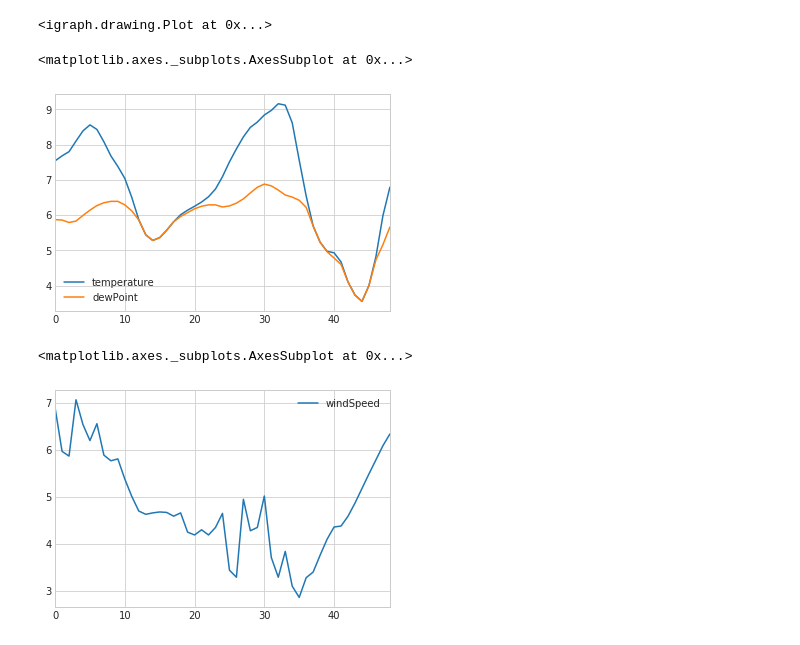
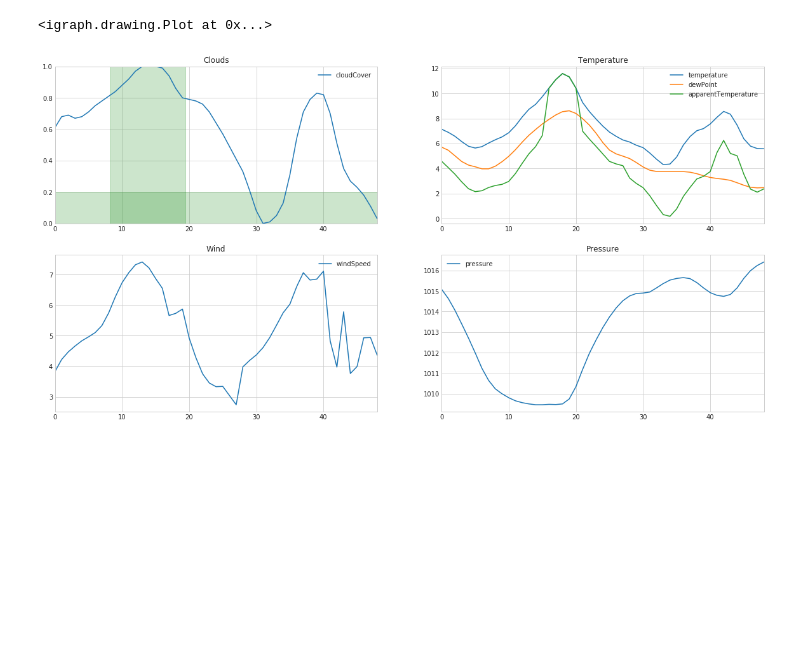
Before and after one commit to pozar87/apts, a Jupyter notebook: Test.ipynb, the cells around one changed output. Drawn from its saved outputs; the diff is of its cells as text; code cells hidden in the pictures; blank space fills up the shorter version.

```diff
--- a/Test.ipynb
+++ b/Test.ipynb
@@ -35,13 +35,8 @@ e.plot_connection_garph()
 # %% [output]
 <igraph.drawing.Plot at 0x...>
 # %%
-zelkow = Place(lat=50.1637973,lon=19.7855169)
-zelkow.weather.data[["temperature","dewPoint"]].plot()
+z = Place(lat=50.1637973,lon=19.7855169)
+o = Observation(z,e)
+o.plot_weather()
 # %% [output]
-<matplotlib.axes._subplots.AxesSubplot at 0x...>
-[figure, old version]
+[figure, new version]
-# %%
-zelkow.weather.data[["windSpeed"]].plot()
-# %% [output]
-<matplotlib.axes._subplots.AxesSubplot at 0x...>
-[figure, removed]
```
Also changed, not shown: parts of 2 cells of this notebook, 7 other files.
